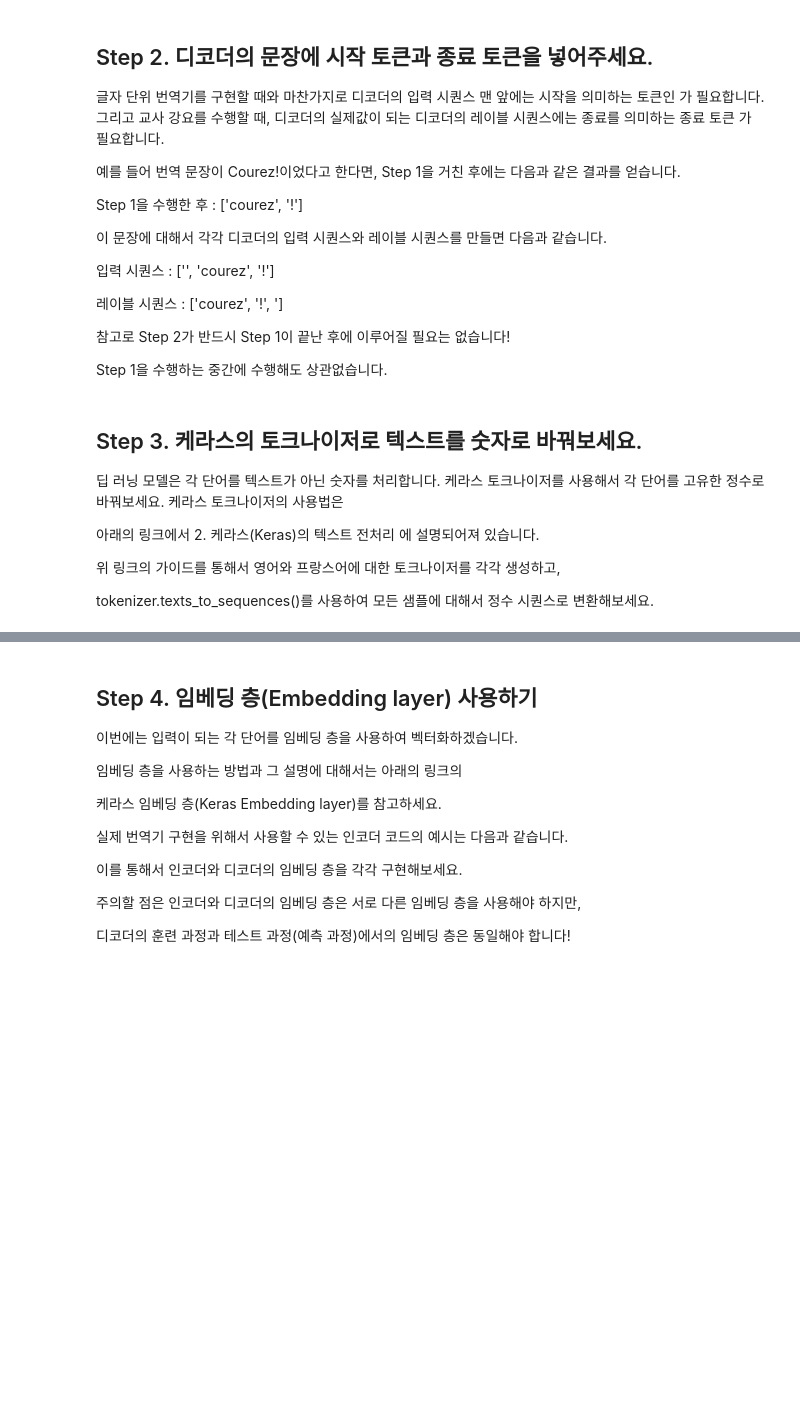
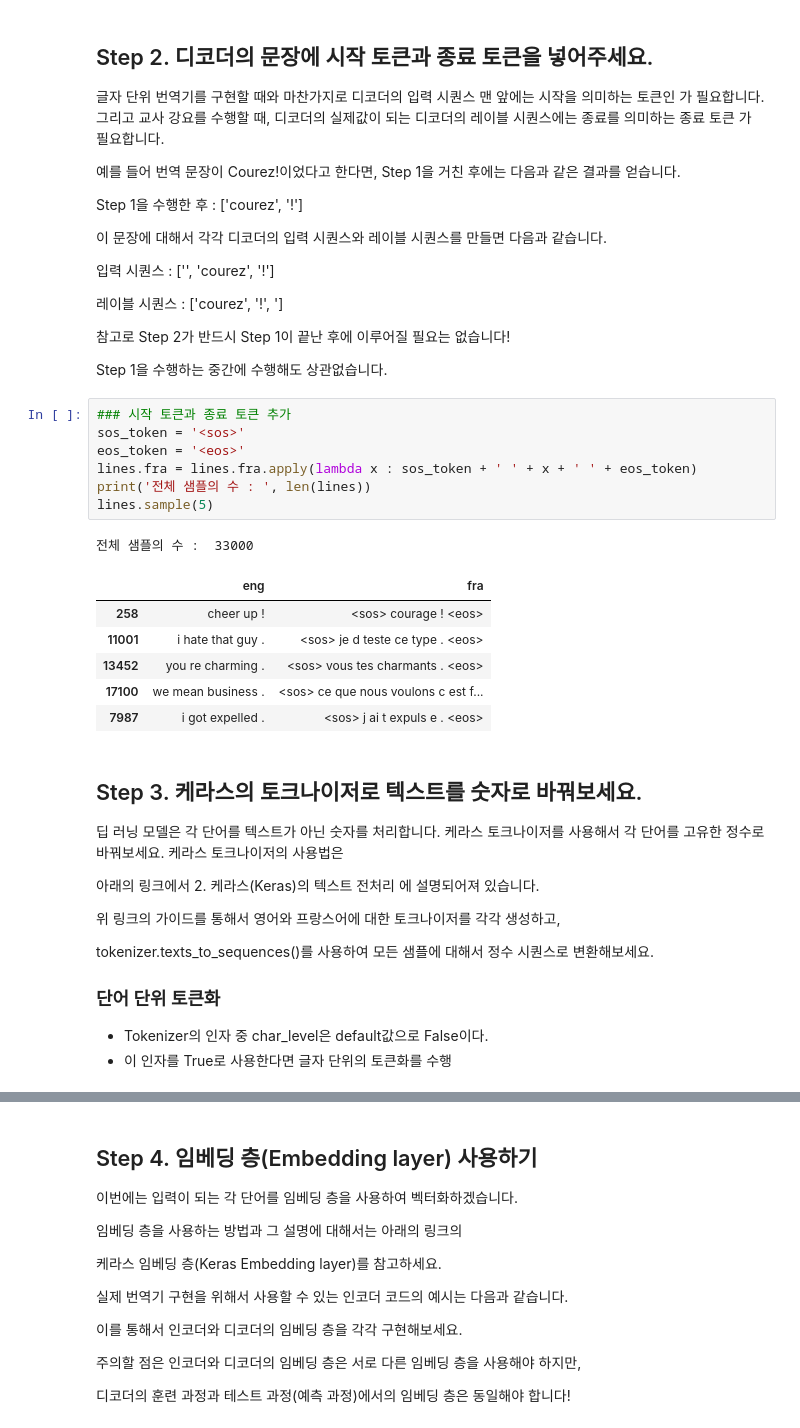
Before and after one commit to YesicaKim/E15_translator_seq2seq, a Jupyter notebook: E15_translator_seq2seq.ipynb, the cells around one changed output, grey strips where cells are left out. Cells and saved outputs as stored; diff of their text form; blank space fills up the shorter version.

```diff
--- a/E15_translator_seq2seq.ipynb
+++ b/E15_translator_seq2seq.ipynb
@@ -567,6 +577,21 @@ Step 1을 수행한 후 : ['courez', '!']
 참고로 Step 2가 반드시 Step 1이 끝난 후에 이루어질 필요는 없습니다!
 
 Step 1을 수행하는 중간에 수행해도 상관없습니다.
+# %%
+### 시작 토큰과 종료 토큰 추가
+sos_token = '<sos>'
+eos_token = '<eos>'
+lines.fra = lines.fra.apply(lambda x : sos_token + ' ' + x + ' ' + eos_token)
+print('전체 샘플의 수 : ', len(lines))
+lines.sample(5)
+# %% [output]
+전체 샘플의 수 :  33000
+|  | eng | fra |
+| 258 | cheer up ! | <sos> courage ! <eos> |
+| 11001 | i hate that guy . | <sos> je d teste ce type . <eos> |
+| 13452 | you re charming . | <sos> vous tes charmants . <eos> |
+| 17100 | we mean business . | <sos> ce que nous voulons c est f... |
+| 7987 | i got expelled . | <sos> j ai t expuls e . <eos> |
 # %% [markdown]
 ## Step 3. 케라스의 토크나이저로 텍스트를 숫자로 바꿔보세요.
 딥 러닝 모델은 각 단어를 텍스트가 아닌 숫자를 처리합니다. 케라스 토크나이저를 사용해서 각 단어를 고유한 정수로 바꿔보세요. 케라스 토크나이저의 사용법은
@@ -576,3 +601,7 @@ Step 1을 수행하는 중간에 수행해도 상관없습니다.
 위 링크의 가이드를 통해서 영어와 프랑스어에 대한 토크나이저를 각각 생성하고,
 
 tokenizer.texts_to_sequences()를 사용하여 모든 샘플에 대해서 정수 시퀀스로 변환해보세요.
+
+### 단어 단위 토큰화
+- Tokenizer의 인자 중 char_level은 default값으로 False이다.
+- 이 인자를 True로 사용한다면 글자 단위의 토큰화를 수행
```
Also changed, not shown: parts of 58 cells of this notebook, 1 other file.
